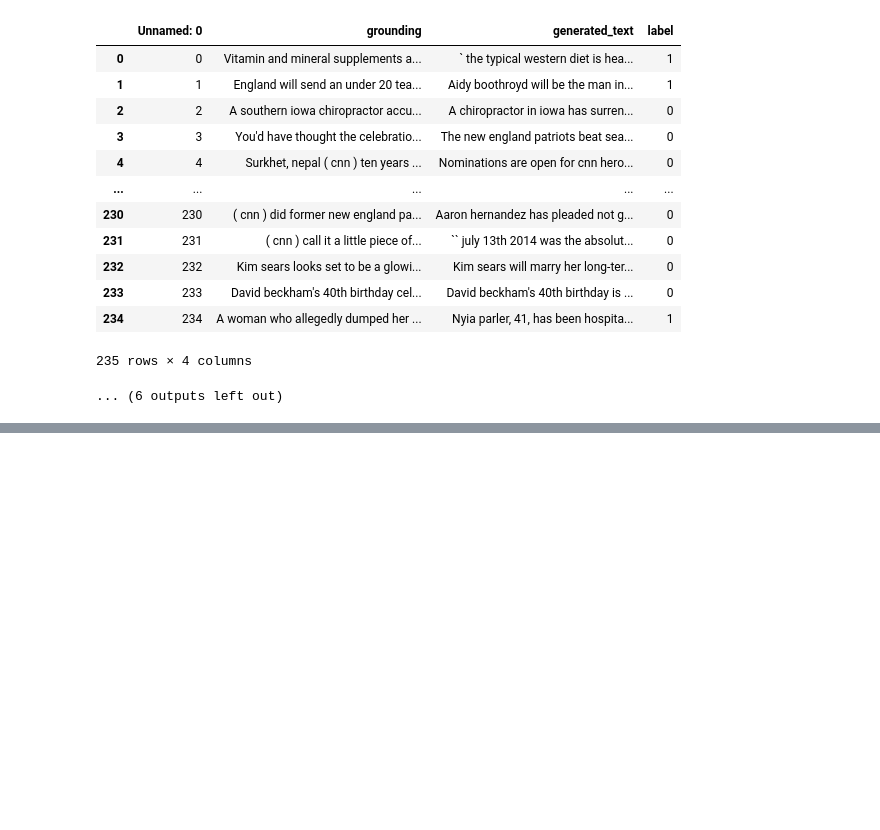
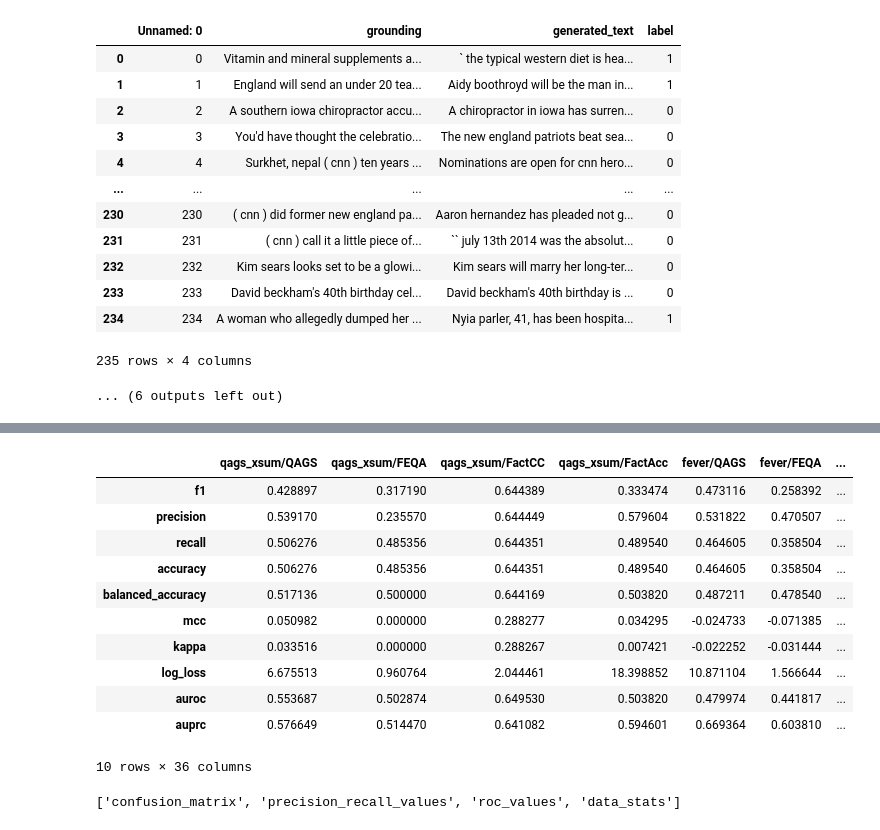
Before and after one commit to bVendeville/MIRAGE, a Jupyter notebook: benchmarking.ipynb, the cells around one changed output, grey strips where cells are left out. Cells and saved outputs as stored; diff of their text form; code cells hidden in the pictures; blank space fills up the shorter version.

```diff
--- a/benchmarking.ipynb
+++ b/benchmarking.ipynb
@@ -113,6 +113,7 @@ def evaluate_factacc(dataset, dataset_name, source_col, gen_col, save_folder):
     )
 # %%
 metric_functions = {
+    "QAGS": evaluate_qags,
     "FactCC": evaluate_factcc,
     #"TrueTeacher": evaluate_trueTeacher,
     "FEQA": evaluate_feqa,
@@ -120,0 +124,3 @@ metric_functions = {
+# %%
+true_dataset_folder = "../../datasets/true/"
+begin_dataset = true_dataset_folder + "begin_dev_download.csv"
@@ -227,9 +373,9 @@ for metric_name, metric in metric_functions.items():
     for dataset_name, dataset_path in dataset_dict.items():
         print("Processing Metric " + metric_name + " on dataset " + dataset_name )
         save_folder = "/home/benjamin/work/datasets/MIRAGE/results/true/" + dataset_name +"/" + metric_name + "/"
-        if os.path.exists(save_folder):
+        if os.path.exists(save_folder) and metric_name!="QAGS":
             print("Already done")
-            continue
+            #continue
         data = load_dataset(dataset_path)
 
         metric(data, dataset_name, "grounding", "generated_text", save_folder)
@@ -290,0 +653,44 @@ model.config.n_positions
+# %%
+import json
+import pandas as pd
+
+# Load the results
+with open("results/all_results.json", "r") as f:
+    results = json.load(f)
+
+# Let's process the structure into a flat dictionary first
+flat_data = {}
+
+# Loop through outer keys like 'qags_xsum'
+for dataset_key, dataset_val in results.items():
+    for model_key, model_val in dataset_val.items():
+        metrics = model_val.copy()
+        # Remove nested dicts like data_stats, roc_values, etc.
+        for subkey in ['data_stats', 'roc_values', 'confusion_matrix', 'precision_recall_values']:
+            metrics.pop(subkey, None)
+        # Create label for the column
+        col_label = f"{dataset_key}/{model_key}"
+        flat_data[col_label] = metrics
+
+# Convert to DataFrame
+df = pd.DataFrame(flat_data)
+
+# Display the DataFrame
+df
+# %% [output]
+|  | qags_xsum/QAGS | qags_xsum/FEQA | qags_xsum/FactCC | qags_xsum/FactAcc | fever/QAGS | fever/FEQA | ... |
+| f1 | 0.428897 | 0.317190 | 0.644389 | 0.333474 | 0.473116 | 0.258392 | ... |
+| precision | 0.539170 | 0.235570 | 0.644449 | 0.579604 | 0.531822 | 0.470507 | ... |
+| recall | 0.506276 | 0.485356 | 0.644351 | 0.489540 | 0.464605 | 0.358504 | ... |
+| accuracy | 0.506276 | 0.485356 | 0.644351 | 0.489540 | 0.464605 | 0.358504 | ... |
+| balanced_accuracy | 0.517136 | 0.500000 | 0.644169 | 0.503820 | 0.487211 | 0.478540 | ... |
+| mcc | 0.050982 | 0.000000 | 0.288277 | 0.034295 | -0.024733 | -0.071385 | ... |
+| kappa | 0.033516 | 0.000000 | 0.288267 | 0.007421 | -0.022252 | -0.031444 | ... |
+| log_loss | 6.675513 | 0.960764 | 2.044461 | 18.398852 | 10.871104 | 1.566644 | ... |
+| auroc | 0.553687 | 0.502874 | 0.649530 | 0.503820 | 0.479974 | 0.441817 | ... |
+| auprc | 0.576649 | 0.514470 | 0.641082 | 0.594601 | 0.669364 | 0.603810 | ... |
+10 rows × 36 columns
+# %%
+[i.lower() for i in ["CONFUSION_MATRIX", "PRECISION_RECALL_VALUES", "ROC_VALUES", "DATA_STATS"]]
+# %% [output]
+['confusion_matrix', 'precision_recall_values', 'roc_values', 'data_stats']
```
Also changed, not shown: parts of 21 cells of this notebook, 2 other files.
